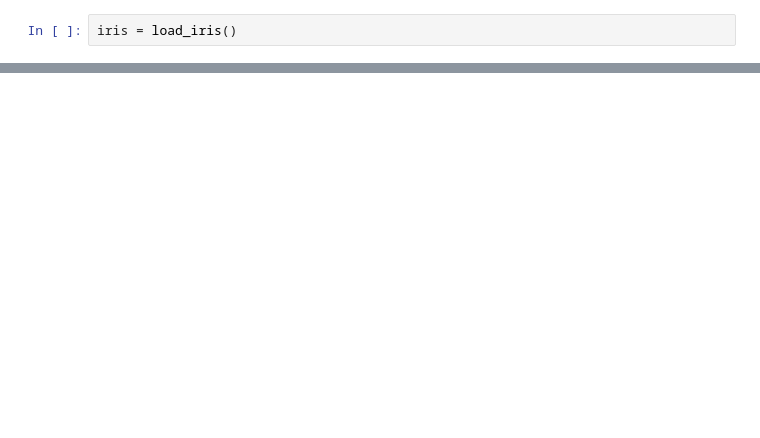
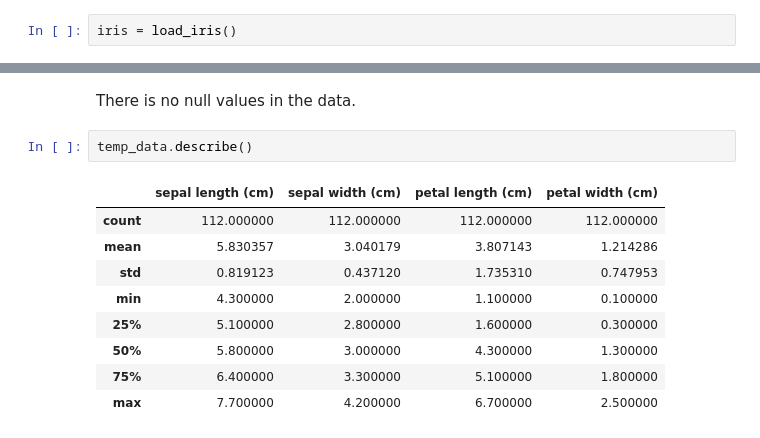
Before and after one commit to Sjaci/sklearn_notebooks, a Jupyter notebook: sklearn_MLP.ipynb, the cells around one changed output, grey strips where cells are left out. Saved outputs shown, nothing was run; the diff lists cells and outputs as text; blank space fills up the shorter version.

```diff
--- a/sklearn_MLP.ipynb
+++ b/sklearn_MLP.ipynb
@@ -308,0 +338,14 @@ iris
+# %% [markdown]
+There is no null values in the data.
+# %%
+temp_data.describe()
+# %% [output]
+|  | sepal length (cm) | sepal width (cm) | petal length (cm) | petal width (cm) |
+| count | 112.000000 | 112.000000 | 112.000000 | 112.000000 |
+| mean | 5.830357 | 3.040179 | 3.807143 | 1.214286 |
+| std | 0.819123 | 0.437120 | 1.735310 | 0.747953 |
+| min | 4.300000 | 2.000000 | 1.100000 | 0.100000 |
+| 25% | 5.100000 | 2.800000 | 1.600000 | 0.300000 |
+| 50% | 5.800000 | 3.000000 | 4.300000 | 1.300000 |
+| 75% | 6.400000 | 3.300000 | 5.100000 | 1.800000 |
+| max | 7.700000 | 4.200000 | 6.700000 | 2.500000 |
```
Also changed, not shown: parts of 22 cells of this notebook.
